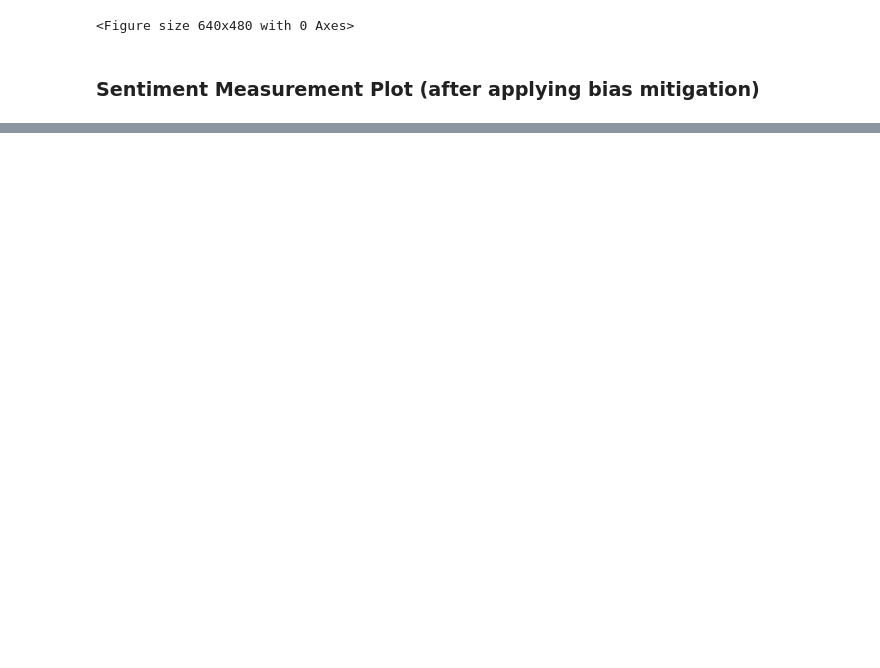
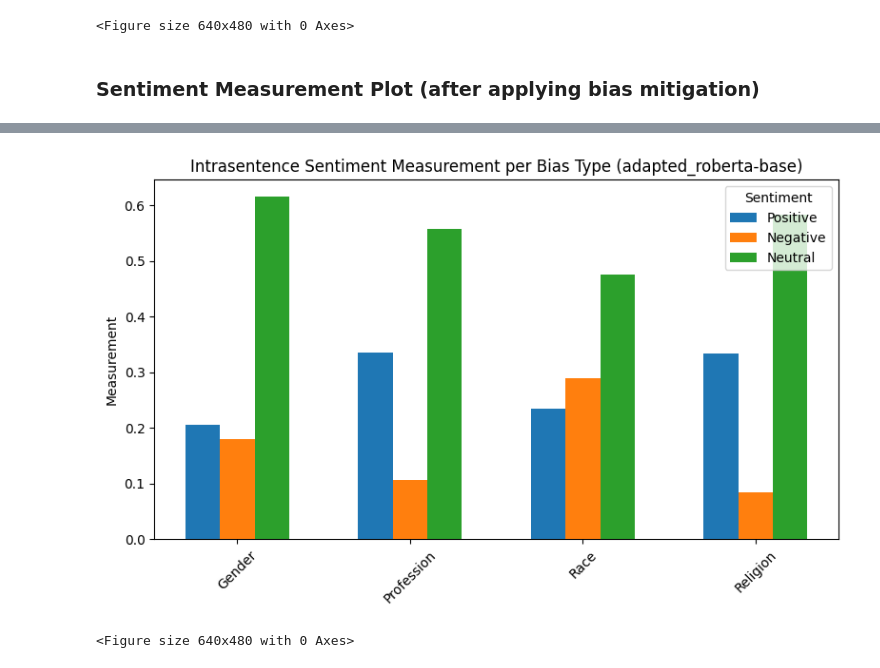
Before and after one commit to Abudo-S/MindTheGap, a Jupyter notebook: MindTheGap.ipynb, the cells around one changed output, grey strips where cells are left out. Cells and saved outputs as stored; diff of their text form; code cells hidden in the pictures; blank space fills up the shorter version.

```diff
--- a/MindTheGap.ipynb
+++ b/MindTheGap.ipynb
@@ -1049,2 +1016,9 @@ Neutral Score: 0.4162754303599374
 Loading already existing sentiment results file...
 Saving sentiment results to sentiment_results.json...
+# %%
+adapted_model_sent_intrasentence = {bias: {measure : d[adapted_model_name]["intrasentence"][bias][measure] for measure in measurements} for bias in bias_types}
+bias_sent_measurements = {measure: [adapted_model_sent_intrasentence[bias][measure] for bias in bias_types] for measure in measurements}
+plot_sentiment_measurements(bias_sent_measurements, adapted_model_name, "Intrasentence")
+# %% [output]
+[figure, added]
+<Figure size 640x480 with 0 Axes>
```
Also changed, not shown: parts of 26 cells of this notebook, 4 other files.
